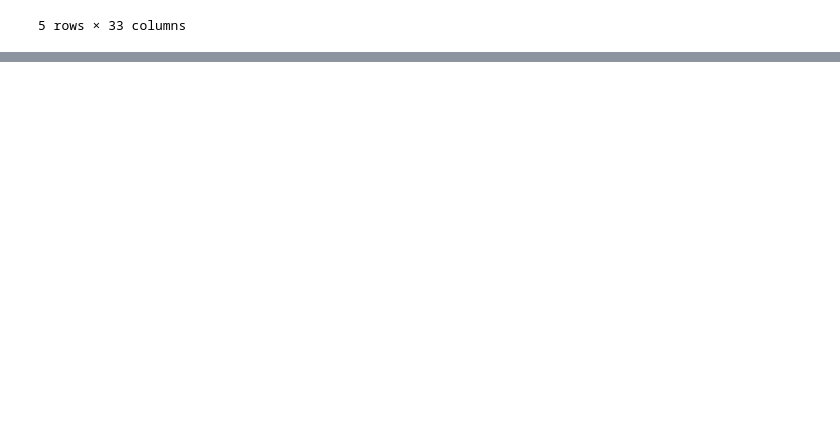
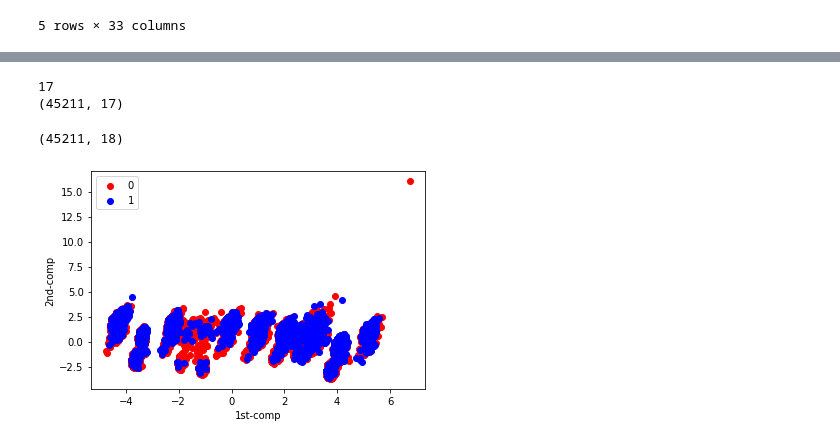
Before and after one commit to diligejy/python_analysis, a Jupyter notebook: ml_preprocessing/source_code/ch4.ipynb, the cells around one changed output, grey strips where cells are left out. Drawn from its saved outputs; the diff is of its cells as text; code cells hidden in the pictures; blank space fills up the shorter version.

```diff
--- a/ml_preprocessing/source_code/ch4.ipynb
+++ b/ml_preprocessing/source_code/ch4.ipynb
@@ -169,0 +183,37 @@ Name: group, dtype: int64
+# %%
+# PCA
+from sklearn.decomposition import PCA
+
+pca = PCA(0.80)
+bank_df_pca = pca.fit_transform(bank_df_sc)
+
+print(pca.n_components_)
+print(bank_df_pca.shape)
+# %% [output]
+17
+(45211, 17)
+# %%
+y = pd.read_csv('../rawdata/bank_prep.csv')['y']
+
+bank_df_pca = pd.DataFrame(bank_df_pca)
+bank_df_pca['y'] = y
+print(bank_df_pca.shape)
+# %% [output]
+(45211, 18)
+# %%
+import matplotlib.pyplot as plt
+%matplotlib inline
+
+bank_df_pca_0 = bank_df_pca[bank_df_pca['y'] == 0]
+plt.scatter(bank_df_pca_0[0], bank_df_pca_0[1], c = 'red', label=0)
+
+bank_df_pca_1 = bank_df_pca[bank_df_pca['y'] == 1]
+plt.scatter(bank_df_pca_1[0], bank_df_pca_1[1], c = 'blue', label=1)
+
+
+plt.legend()
+plt.xlabel('1st-comp')
+plt.ylabel('2nd-comp')
+plt.show()
+# %% [output]
+[figure, added]
```
Also changed, not shown: parts of 5 cells of this notebook, 11 other files.
